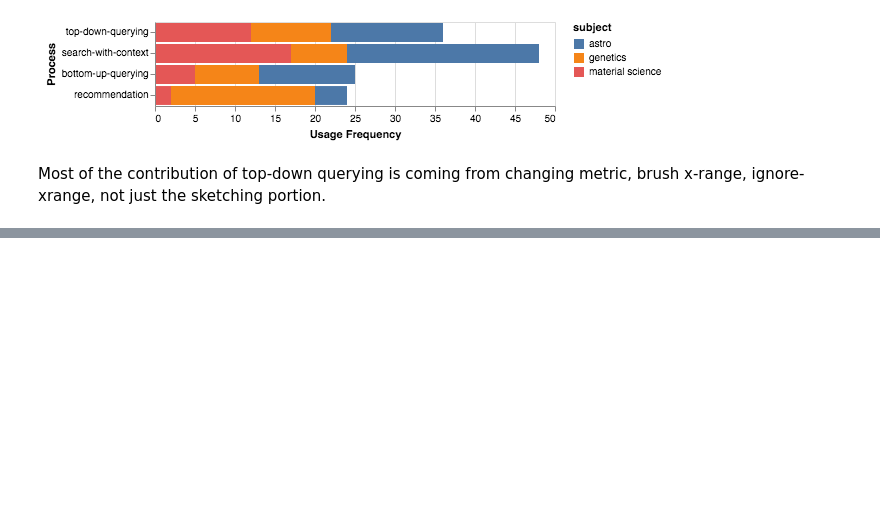
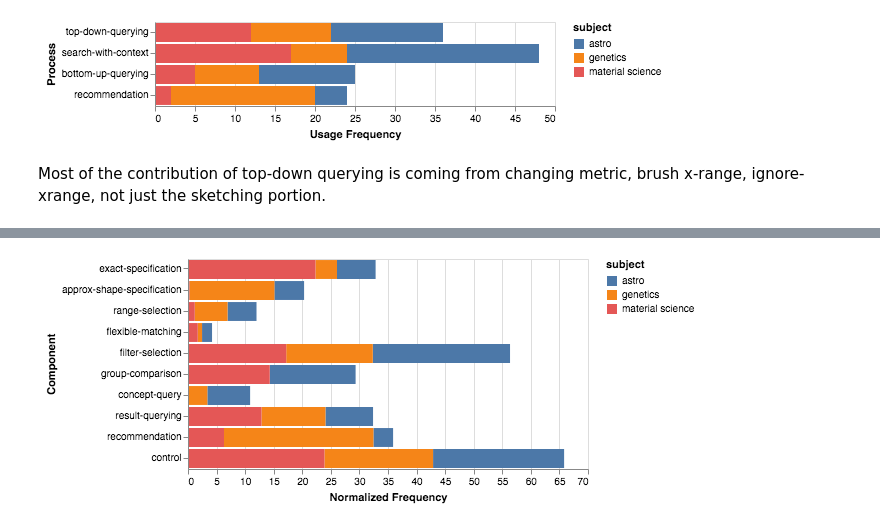
Before and after one commit to dorisjlee/ZV-paper, a Jupyter notebook: analysis/EventSeriesAnalysis.ipynb, the cells around one changed output, grey strips where cells are left out. Saved outputs shown, nothing was run; the diff lists cells and outputs as text; code cells hidden in the pictures; blank space fills up the shorter version.

```diff
--- a/analysis/EventSeriesAnalysis.ipynb
+++ b/analysis/EventSeriesAnalysis.ipynb
@@ -289,0 +375,18 @@ df_process[df_process["Process"]=="top-down-querying"].groupby("Feature").count(
+# %%
+df_frequency_by_subject_feature = df.groupby(["subject","Component"]).sum().reset_index().rename(columns={"t":"Usage Frequency"})
+astro_sum = df_frequency_by_subject_feature[df_frequency_by_subject_feature["subject"]=="astro"]["Usage Frequency"].sum()
+genetics_sum = df_frequency_by_subject_feature[df_frequency_by_subject_feature["subject"]=="genetics"]["Usage Frequency"].sum()
+matsci_sum = df_frequency_by_subject_feature[df_frequency_by_subject_feature["subject"]=="material science"]["Usage Frequency"].sum()
+df_frequency_by_subject_feature.loc[df_frequency_by_subject_feature["subject"]=="astro","Normalized Frequency"] = df_frequency_by_subject_feature[df_frequency_by_subject_feature["subject"]=="astro"]["Usage Frequency"]/astro_sum*100
+df_frequency_by_subject_feature.loc[df_frequency_by_subject_feature["subject"]=="genetics","Normalized Frequency"] = df_frequency_by_subject_feature[df_frequency_by_subject_feature["subject"]=="genetics"]["Usage Frequency"]/genetics_sum*100
+df_frequency_by_subject_feature.loc[df_frequency_by_subject_feature["subject"]=="material science","Normalized Frequency"] = df_frequency_by_subject_feature[df_frequency_by_subject_feature["subject"]=="material science"]["Usage Frequency"]/matsci_sum*100
+# %%
+alt.Chart(df_frequency_by_subject_feature).mark_bar().encode(
+    x= alt.X("Normalized Frequency"),
+    y= alt.Y("Component",sort=['exact-specification','approx-shape-specification','range-selection','flexible-matching',
+                            'filter-selection','group-comparison',
+                            'concept-query', 'result-querying','recommendation','control']),
+    color="subject"
+)
+# %% [output]
+[figure, added]
```
Also changed, not shown: parts of 20 cells of this notebook, 15 other files.
